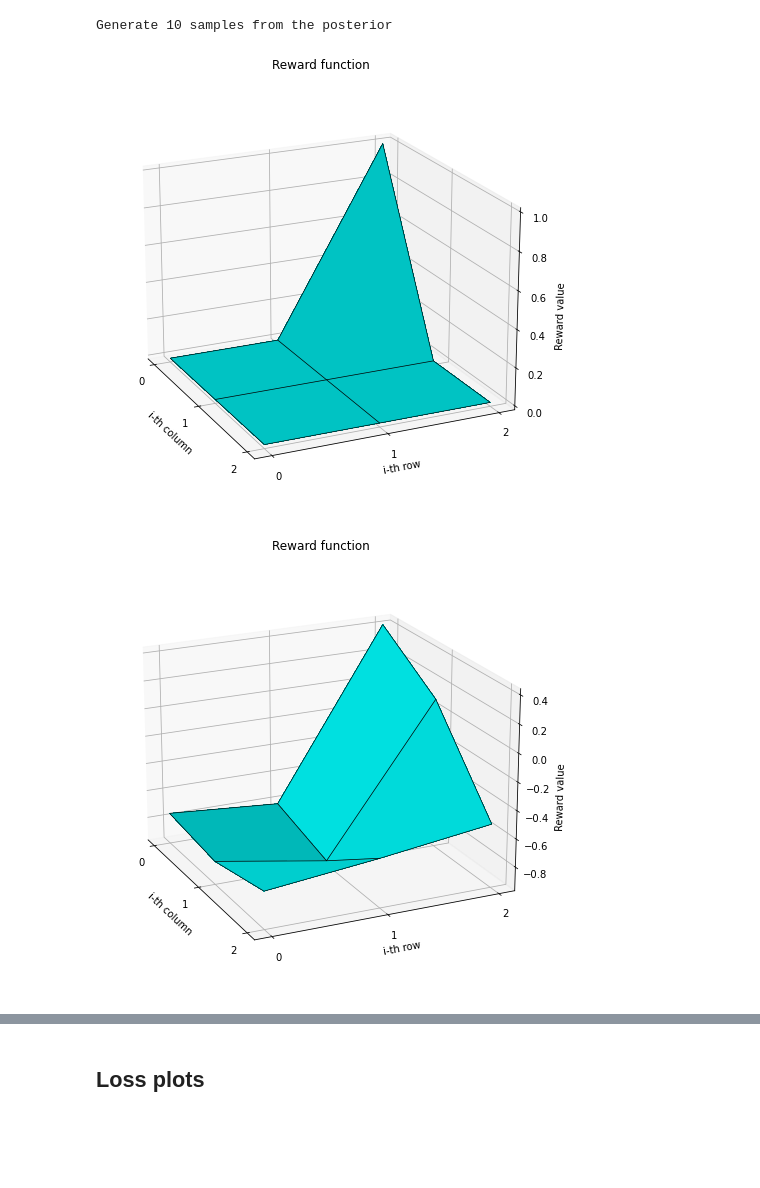
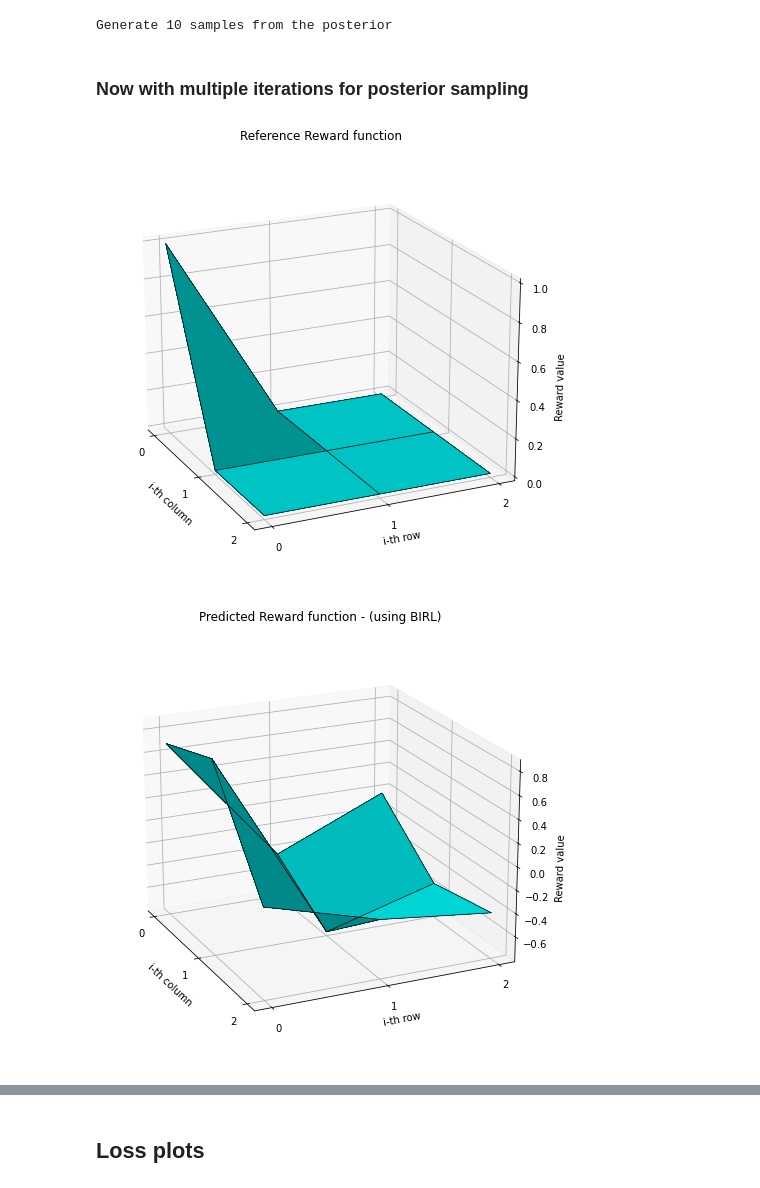
Before and after one commit to NiklasAndMaxRL/IRL_project, a Jupyter notebook: Presentation.ipynb, the cells around one changed output, grey strips where cells are left out. Saved outputs shown, nothing was run; the diff lists cells and outputs as text; code cells hidden in the pictures; blank space fills up the shorter version.

```diff
--- a/Presentation.ipynb
+++ b/Presentation.ipynb
@@ -978,7 +1002,7 @@ VALUE_ITERATION_TRAINING_N = 1000
 
 GW_SIZE = (3, 3)
 GW_TRAPS = []
-GW_GOALS = [(0, 2)]
+GW_GOALS = [(0, 0)]
 
 NUMBER_OF_STATES = GW_SIZE[0] * GW_SIZE[1]
 
@@ -1151,11 +1175,13 @@ for _ in tqdm(range(BIRL_N_OF_POSTERIOR_SAMPLES)):
                                     samples_n_out=BIRL_POLICYWALK_SAMPLES_N_OUT)
 # %% [output]
 Generate 10 samples from the posterior
+# %% [markdown]
+### Now with multiple iterations for posterior sampling
 # %%
-plot_reward_3d(reward_func_ref, show = True)
+plot_reward_3d(reward_func_ref, show = True, title = "Reference Reward function")
 # %% [output]
-[figure, old version]
+[figure, new version]
 # %%
-plot_reward_3d(np.mean(posterior_samples, axis=0), show = True)
+plot_reward_3d(np.mean(posterior_samples, axis=0), show = True, title = "Predicted Reward function - (using BIRL)")
 # %% [output]
-[figure, old version]
+[figure, new version]
```
Also changed, not shown: parts of 37 cells of this notebook.
